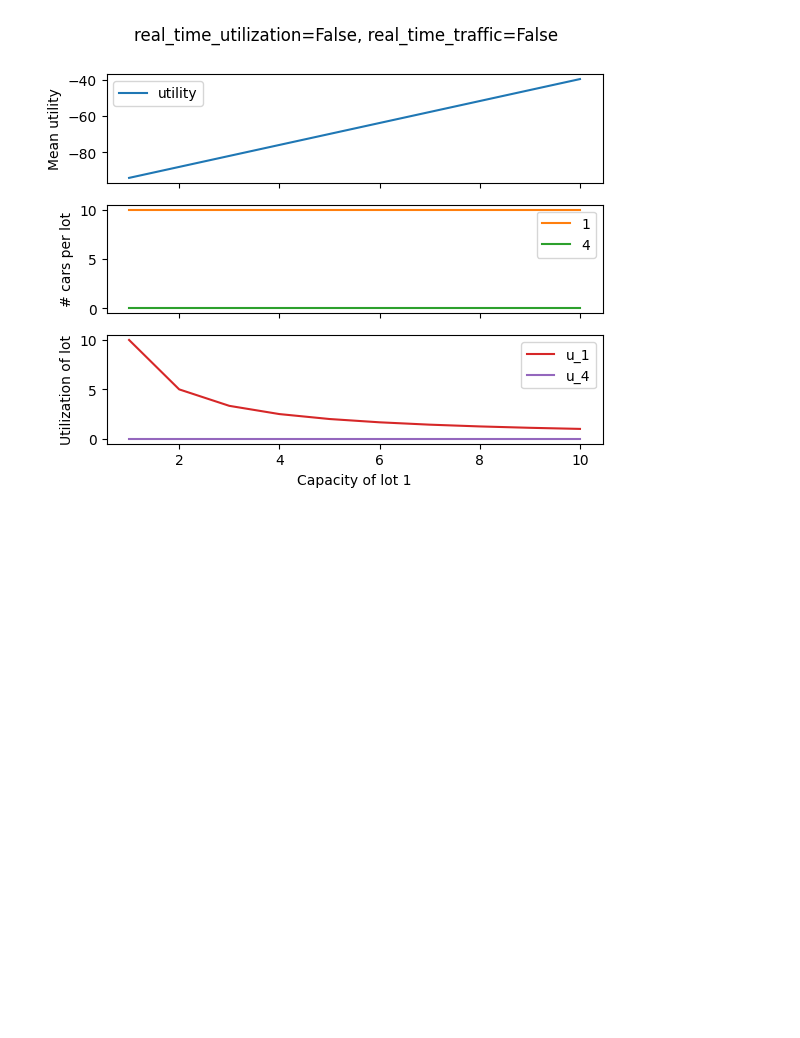
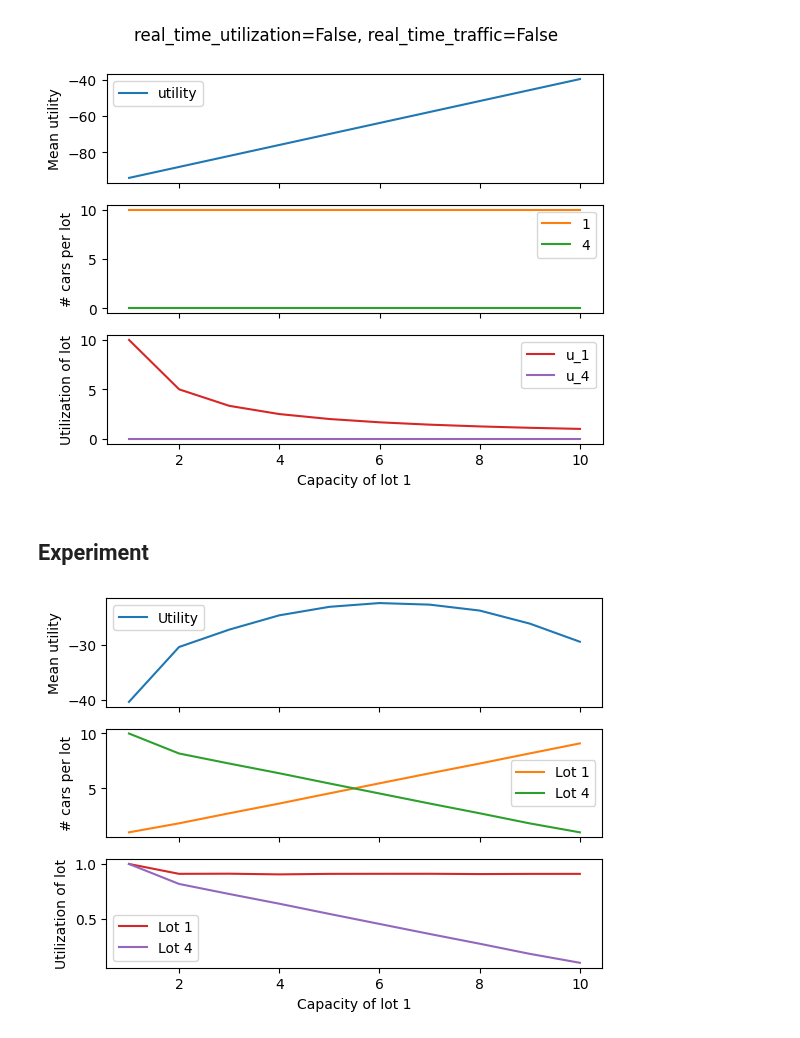
Before and after one commit to michoest/aamas-2024, a Jupyter notebook: src/deprecated/parking/v2/differential_knowledge.ipynb, the cells around one changed output. Drawn from its saved outputs; the diff is of its cells as text; code cells hidden in the pictures; blank space fills up the shorter version.

Commit message:
Run experiment and create plot

```diff
--- a/src/deprecated/parking/v2/differential_knowledge.ipynb
+++ b/src/deprecated/parking/v2/differential_knowledge.ipynb
@@ -172,3 +172,32 @@ for real_time_utilization, real_time_traffic in itertools.product([True, False],
 [figure]
 [figure]
 [figure]
+# %% [markdown]
+## Experiment
+# %%
+model = ParkingModel(network, cars)
+number_of_steps = 1_000
+
+r = []
+for capacity in trange(1, 11):
+    model.network.nodes[1]['capacity'] = capacity
+
+    results = run(model, number_of_steps=number_of_steps, real_time_utilization=True, real_time_traffic=False)
+
+    r.append({'capacity': capacity, 'utility': results['utilities'].apply(pd.Series).mean().mean(), **results['parking_lot_utilization'].apply(pd.Series)[[1, 4]].mean().to_dict()})
+
+    for lot in [1, 4]:
+        r[-1][f'u_{lot}'] = r[-1][lot] / model.network.nodes[lot]['capacity']
+
+r = pd.DataFrame(r).set_index('capacity')
+axes = r.plot(xlabel='Capacity of lot 1', subplots=[('utility', ), (1, 4), ('u_1', 'u_4')])
+axes[0].set_ylabel('Mean utility')
+axes[0].legend(['Utility'])
+axes[1].set_ylabel('# cars per lot')
+axes[1].legend(['Lot 1', 'Lot 4'])
+axes[2].set_ylabel('Utilization of lot')
+axes[2].legend(['Lot 1', 'Lot 4'])
+
+axes[0].get_figure().savefig('parking-result.pdf', dpi=300)
+# %% [output]
+[figure, added]
```
Also changed, not shown: 1 other file.
